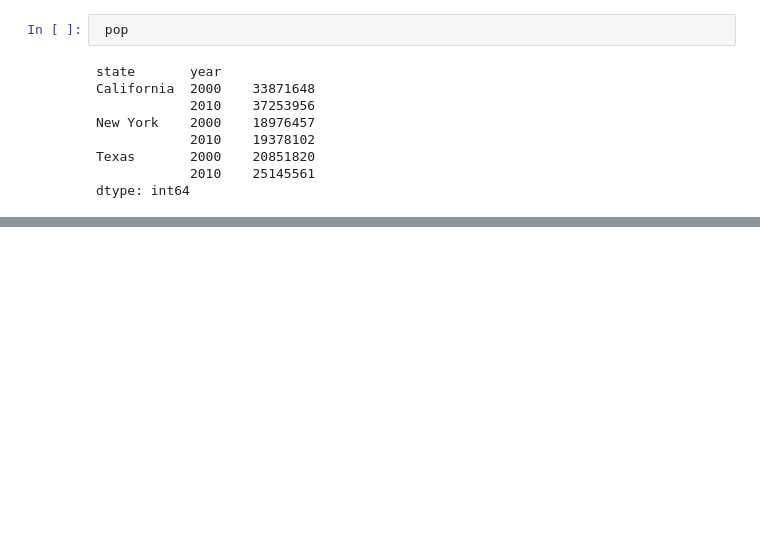
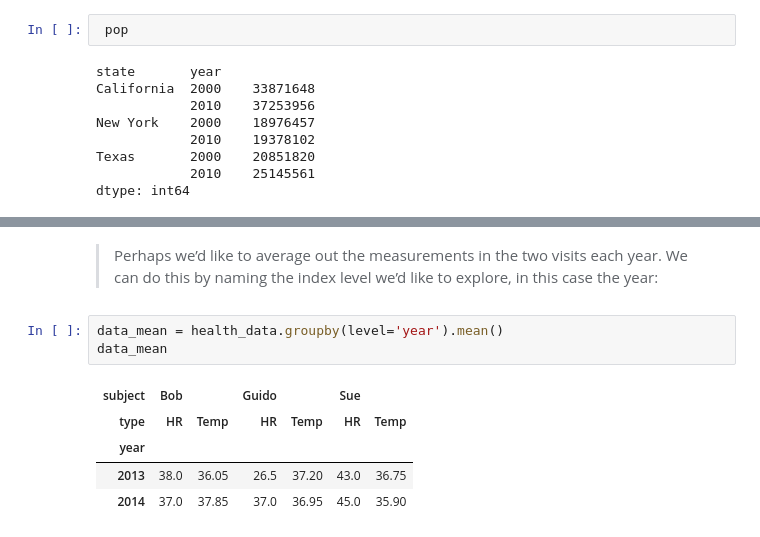
Before and after one commit to f0anits1o/Python-Data-Analysis, a Jupyter notebook: pandas2.ipynb, the cells around one changed output, grey strips where cells are left out. Saved outputs shown, nothing was run; the diff lists cells and outputs as text; blank space fills up the shorter version.

Commit message:
End hierarchical indexing

```diff
--- a/pandas2.ipynb
+++ b/pandas2.ipynb
@@ -1204,0 +1412,11 @@ dtype: int64
+# %% [markdown]
+> Perhaps we’d like to average out the measurements in the two visits each year. We can do this by naming the index level we’d like to explore, in this case the year:
+# %%
+data_mean = health_data.groupby(level='year').mean()
+data_mean
+# %% [output]
+| subject | Bob |  | Guido |  | Sue |  |
+| type | HR | Temp | HR | Temp | HR | Temp |
+| year |  |  |  |  |  |  |
+| 2013 | 38.0 | 36.05 | 26.5 | 37.20 | 43.0 | 36.75 |
+| 2014 | 37.0 | 37.85 | 37.0 | 36.95 | 45.0 | 35.90 |
```
Also changed, not shown: parts of 36 cells of this notebook.
